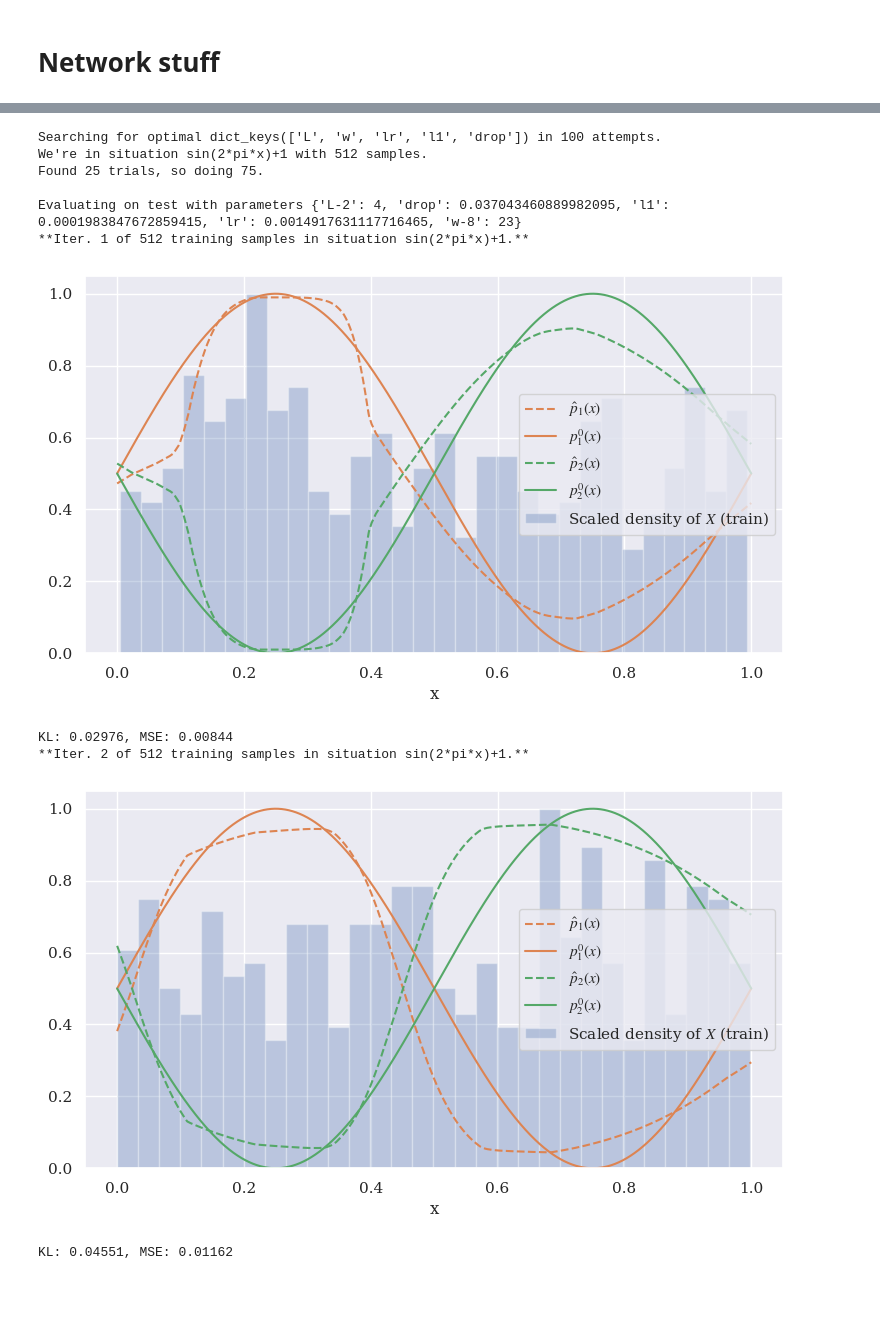
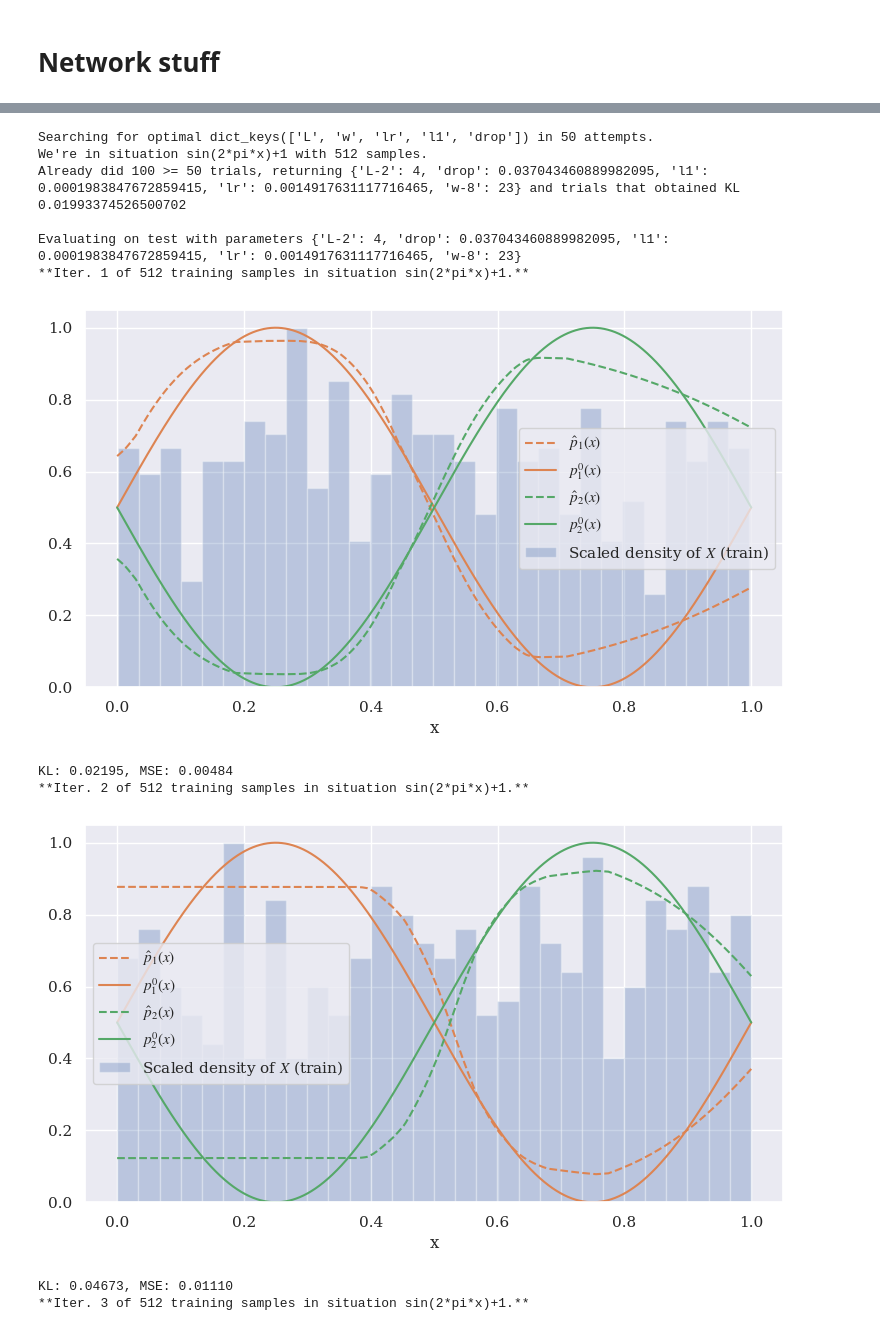
Before and after one commit to bramotten/Testing-NN-Classification-Theory, a Jupyter notebook: Everything.ipynb, the cells around one changed output, grey strips where cells are left out. Cells and saved outputs as stored; diff of their text form; code cells hidden in the pictures; blank space fills up the shorter version.

```diff
--- a/Everything.ipynb
+++ b/Everything.ipynb
@@ -189,7 +190,3 @@ class SimulateData(object):
             ax.set_ylabel('$x_2$')
             ax.legend()
             plt.show()
-# %%
-situation = "sin(2*pi*x)+1"
-test = SimulateData(situation, 10**5)
-test.visualize()
@@ -216,7 +210,6 @@ class KerasModelStuff(object):
         # Force _some_ sparsity through dropout and penalizing weights with L1.
         # Note: not the same as theory yet, that has normalization and probably
         #       requires some special strategies for _real_ sparsity.
-        # Also NB: I set top drop=0 now.
 
         m = [self.train.X.reshape(-1, 1)[0].shape, *hidden_widths, self.train.K]
         L = len(hidden_widths)
@@ -248,8 +241,7 @@ class KerasModelStuff(object):
 
         if viz > 0:
             pd.DataFrame(history.history).plot()
-            plt.gca().set_ylim(
-                0, max(1, np.quantile(history.history['val_loss'], .98)))
+            plt.gca().set_ylim(0, max(1, np.quantile(history.history['val_loss'], .98)))
             plt.grid(True)
             plt.xlabel('Epoch')
             plt.show()
@@ -330,20 +322,20 @@ def opt_network(situation, n, viz=1, evals=42, stop=.0001, n_repeats=2):
     param_space['L'] = 2 + hp.randint('L-2', int(np.log(n) * 1.2))  # a bit ugly but just hyperopt...
     param_space['w'] = 8 + hp.randint('w-8', np.min([56, np.max([8, int(.05 * n)])]))
     param_space['lr'] = hp.uniform('lr', 0.0001, 0.0015)
-    param_space['l1'] = hp.uniform('l1', 0.0001, 0.02)
+    param_space['l1'] = hp.uniform('l1', 0.0001, 0.001)
     param_space['drop'] = hp.uniform('drop', 0, 0.2)
     print(f"Searching for optimal {param_space.keys()} in {evals} attempts.")
     print(f"We're in situation {situation} with {n} samples.")
+
+    val = SimulateData(situation, 10**4, equi_distant=True)
 
     def obj(params):
         hw = [params['w'] for _ in range(params['L'])]
         opt = optimizers.Adam(params['lr'])
 
-        # TODO?: average over 2 sets per parameter set
         KLs = []
         for _ in range(n_repeats):
             train = SimulateData(situation, n)  # there's no default seed
-            val = SimulateData(situation, 10**4)
             kn = KerasModelStuff(train, val, hidden_widths=hw, drop=params['drop'], l1=params['l1'])
             kn.train_network(opt=opt, stop=stop, viz=viz)
             losses = kn.evaluate(val, visualize=viz, loss_only=True)
@@ -360,7 +352,7 @@ def opt_network(situation, n, viz=1, evals=42, stop=.0001, n_repeats=2):
             losses = np.asarray(trials.losses(), dtype=float)
             best_i = np.argmin(losses)
             best_params = {key: values[best_i] for key, values in trials.vals.items()}
-            print("Already did", len(trials.trials), ">", evals, "trials, returning",
+            print("Already did", len(trials.trials), ">=", evals, "trials, returning",
                   best_params, "and trials that obtained KL", losses[best_i])
             return best_params, trials
         print(f"Found {len(trials.trials)} trials, so doing {evals - len(trials.trials)}.")
@@ -380,14 +372,16 @@ def evaluate_params(situation, n, test, n_repeats=2, opt_evals=1, params=None, v
     assert test.situation == situation
     if params is None:
         params, _ = opt_network(situation, n, viz=viz, evals=opt_evals, n_repeats=n_repeats)
+        # TODO: plot trials
     print("\nEvaluating on test with parameters", params)
     hw = [params['w-8'] + 8 for _ in range(params['L-2'] + 2)]
     opt = optimizers.Adam(params['lr'])
 
+    val = SimulateData(situation, 10**4, equi_distant=True)
+
     for i in range(n_repeats):
         print(f"**Iter. {i + 1} of {n} training samples in situation {situation}.**")
         train = SimulateData(situation, n)
-        val = SimulateData(situation, 10**4)
         kms = KerasModelStuff(train, val, hidden_widths=hw, drop=params['drop'], l1=params['l1'])
         kms.train_network(opt=opt)
         results = kms.evaluate(test)
@@ -395,0 +392,4 @@ def evaluate_params(situation, n, test, n_repeats=2, opt_evals=1, params=None, v
+# %%
+situation = "sin(2*pi*x)+1"
+test = SimulateData(situation, 10**5, equi_distant=True)
+test.visualize()
@@ -396,14 +399,15 @@ def evaluate_params(situation, n, test, n_repeats=2, opt_evals=1, params=None, v
 # %%
-evaluate_params(situation, 512, test, n_repeats=2, opt_evals=100)
+evaluate_params(situation, 512, test, n_repeats=3, opt_evals=50)
 # %% [output]
-Searching for optimal dict_keys(['L', 'w', 'lr', 'l1', 'drop']) in 100 attempts.
+Searching for optimal dict_keys(['L', 'w', 'lr', 'l1', 'drop']) in 50 attempts.
 We're in situation sin(2*pi*x)+1 with 512 samples.
-Found 25 trials, so doing 75.
+Already did 100 >= 50 trials, returning {'L-2': 4, 'drop': 0.037043460889982095, 'l1': 0.0001983847672859415, 'lr': 0.0014917631117716465, 'w-8': 23} and trials that obtained KL 0.01993374526500702
 
 Evaluating on test with parameters {'L-2': 4, 'drop': 0.037043460889982095, 'l1': 0.0001983847672859415, 'lr': 0.0014917631117716465, 'w-8': 23}
 **Iter. 1 of 512 training samples in situation sin(2*pi*x)+1.**
-[figure, old version]
+[figure, new version]
-KL: 0.02976, MSE: 0.00844
+KL: 0.02195, MSE: 0.00484
 **Iter. 2 of 512 training samples in situation sin(2*pi*x)+1.**
-[figure, old version]
+[figure, new version]
-KL: 0.04551, MSE: 0.01162
+KL: 0.04673, MSE: 0.01110
+**Iter. 3 of 512 training samples in situation sin(2*pi*x)+1.**
```
Also changed, not shown: parts of 13 cells of this notebook, 5 other files.
